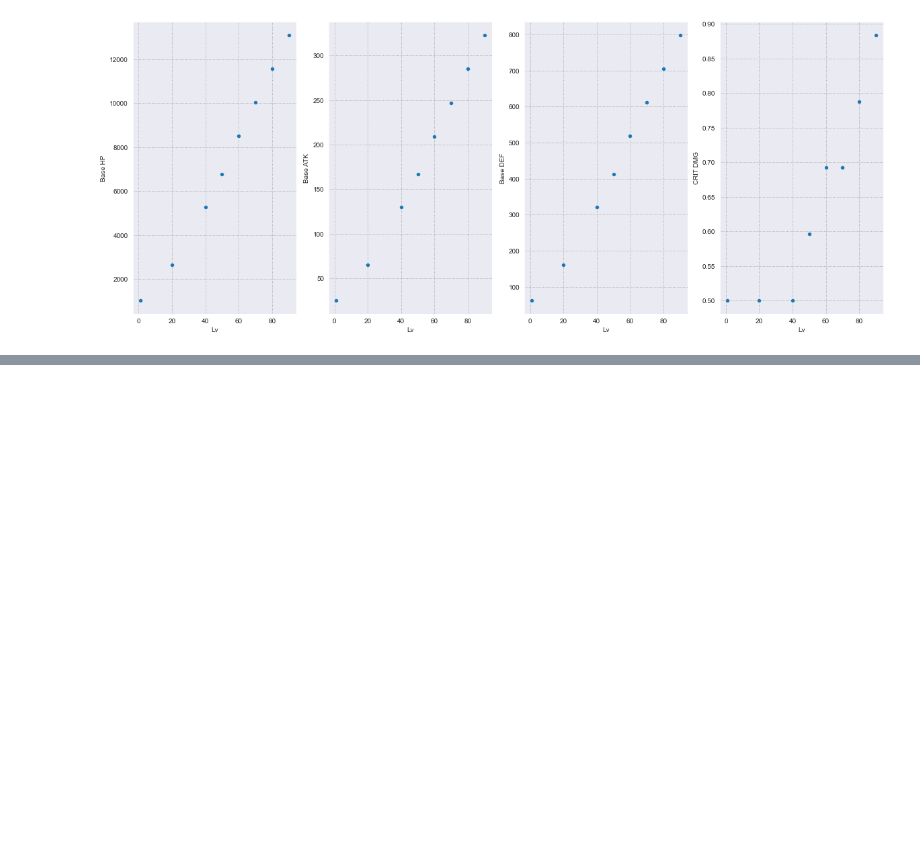
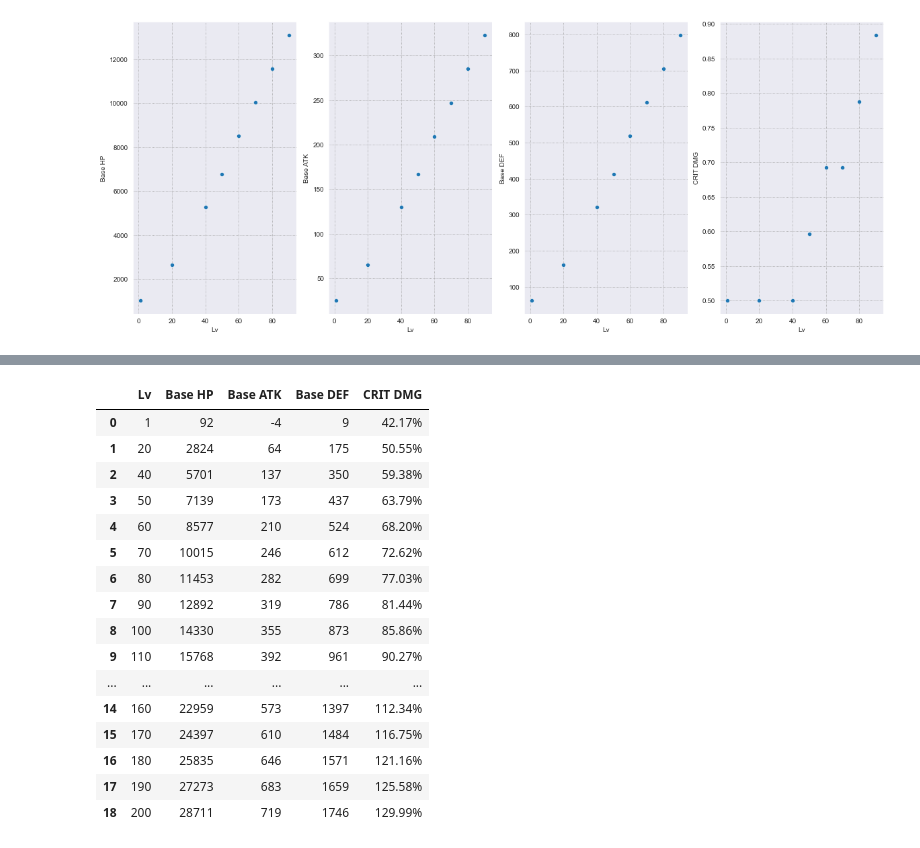
Before and after one commit to Gusb3ll/keqing-stats-prediction, a Jupyter notebook: stats.ipynb, the cells around one changed output, grey strips where cells are left out. Cells and saved outputs as stored; diff of their text form; code cells hidden in the pictures; blank space fills up the shorter version.

Commit message:
[+] output crit damage as percent

```diff
--- a/stats.ipynb
+++ b/stats.ipynb
@@ -10,14 +10,14 @@ from tensorflow import keras
 
 sns.set_style("darkgrid", {"grid.color": ".6", "grid.linestyle": ":"})
 # %%
-def p2f(x):
+def per2float(x):
   try:
     x = float(x.strip('%'))/100
     return x
   except: pass
 
-train_df = pd.read_csv('data/train/KeqingStat_train.csv', converters={'CRIT DMG':p2f})
-test_df = pd.read_csv('data/test/KeqingStat_test.csv', converters={'CRIT DMG':p2f})
+train_df = pd.read_csv('data/train/KeqingStat_train.csv', converters={'CRIT DMG':per2float})
+test_df = pd.read_csv('data/test/KeqingStat_test.csv', converters={'CRIT DMG':per2float})
 
 train_df.head()
 # %% [output]
@@ -106,12 +110,31 @@ plt.show()
 # %%
 HP = np.hstack(result['hp_prediction']).astype(int)
 ATK = np.hstack(result['atk_prediction']).astype(int)
 DEF = np.hstack(result['def_prediction']).astype(int)
-CRIT = np.hstack(result['crit_prediction']).astype(float).round(2)
+conv_crit = pd.DataFrame(result['crit_prediction']).applymap(lambda x: '{:.2%}'.format(x)).values
+CRIT = np.hstack(conv_crit).astype(str)
 
 data = {'Lv': test_df['Lv'], 'Base HP': HP, 'Base ATK': ATK, 'Base DEF': DEF, 'CRIT DMG': CRIT}
 
 result_df = pd.DataFrame(data, columns= ['Lv', 'Base HP', 'Base ATK', 'Base DEF', 'CRIT DMG'])
 result_df.to_csv('dist/prediction.csv')
 
 result_df
+# %% [output]
+|  | Lv | Base HP | Base ATK | Base DEF | CRIT DMG |
+| 0 | 1 | 92 | -4 | 9 | 42.17% |
+| 1 | 20 | 2824 | 64 | 175 | 50.55% |
+| 2 | 40 | 5701 | 137 | 350 | 59.38% |
+| 3 | 50 | 7139 | 173 | 437 | 63.79% |
+| 4 | 60 | 8577 | 210 | 524 | 68.20% |
+| 5 | 70 | 10015 | 246 | 612 | 72.62% |
+| 6 | 80 | 11453 | 282 | 699 | 77.03% |
+| 7 | 90 | 12892 | 319 | 786 | 81.44% |
+| 8 | 100 | 14330 | 355 | 873 | 85.86% |
+| 9 | 110 | 15768 | 392 | 961 | 90.27% |
+| ... | ... | ... | ... | ... | ... |
+| 14 | 160 | 22959 | 573 | 1397 | 112.34% |
+| 15 | 170 | 24397 | 610 | 1484 | 116.75% |
+| 16 | 180 | 25835 | 646 | 1571 | 121.16% |
+| 17 | 190 | 27273 | 683 | 1659 | 125.58% |
+| 18 | 200 | 28711 | 719 | 1746 | 129.99% |
```
Also changed, not shown: parts of 2 cells of this notebook, 1 other file.
